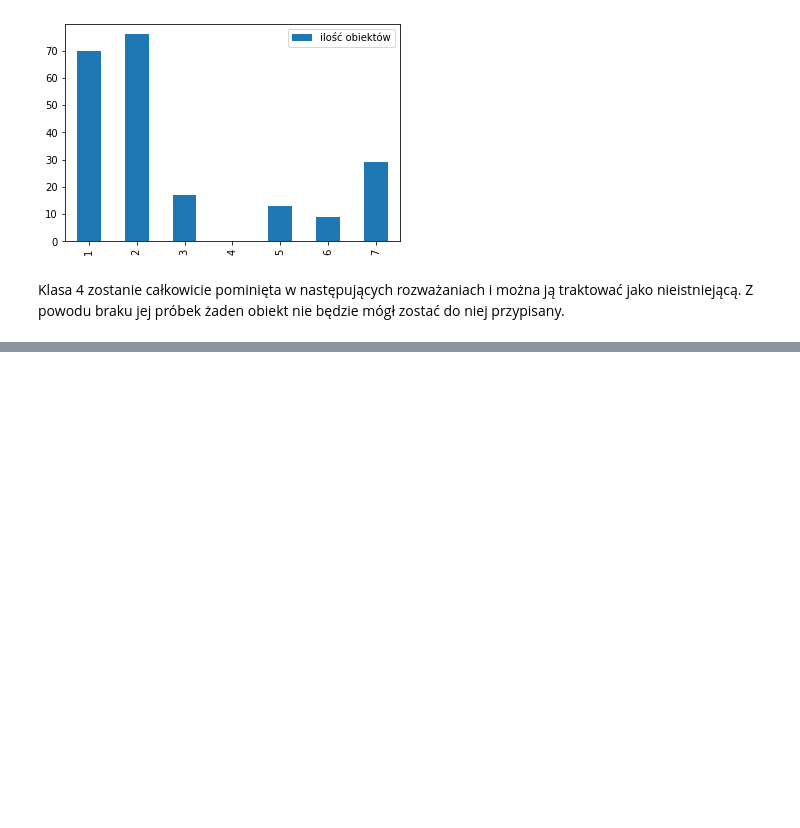
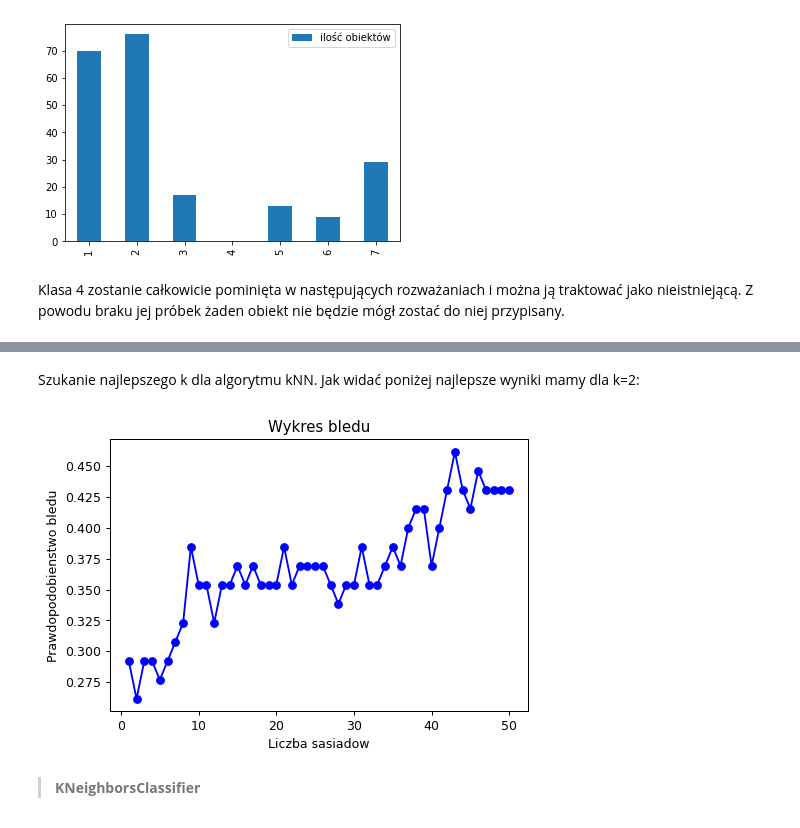
Before and after one commit to matlaczj/Glass-Classification-Project, a Jupyter notebook: Projekt_PRIAD.ipynb, the cells around one changed output, grey strips where cells are left out. Saved outputs shown, nothing was run; the diff lists cells and outputs as text; code cells hidden in the pictures; blank space fills up the shorter version.

```diff
--- a/Projekt_PRIAD.ipynb
+++ b/Projekt_PRIAD.ipynb
@@ -204,3 +143,0 @@ Zaskakująco dobre wyniki tak prostego algorytmu uczenia leniwego. Być może za
-# %%
-model = KNeighborsClassifier(n_neighbors=1)
-weryfikuj(model, 0.3)
@@ -295,0 +222,23 @@ Stworzono model kNN=1 który daje dobre wyniki.
+# %%
+def wykres_bledu(max_k):
+    #tworzy wykres bledu dla algorytmu kNN by wybrać najlepsze k
+    wyniki = []
+    for i in range(1,max_k+1):
+        model = KNeighborsClassifier(n_neighbors=i)
+        model.fit(x_learn_res, y_learn_res)
+        wyn_test = 1-model.score(x_test, y_test)
+        wyniki.append(wyn_test)
+    kwart = pd.DataFrame(wyniki, index=range(1,max_k+1))
+    plt.figure(dpi=90)
+    plt.plot(kwart,'bo-')
+    plt.title('Wykres bledu')
+    plt.xlabel('Liczba sasiadow')
+    plt.ylabel('Prawdopodobienstwo bledu')
+# %% [markdown]
+Szukanie najlepszego k dla algorytmu kNN. Jak widać poniżej najlepsze wyniki mamy dla k=2:
+# %%
+wykres_bledu(50)
+# %% [output]
+[figure, added]
+# %% [markdown]
+> **KNeighborsClassifier**
```
Also changed, not shown: parts of 65 cells of this notebook.
